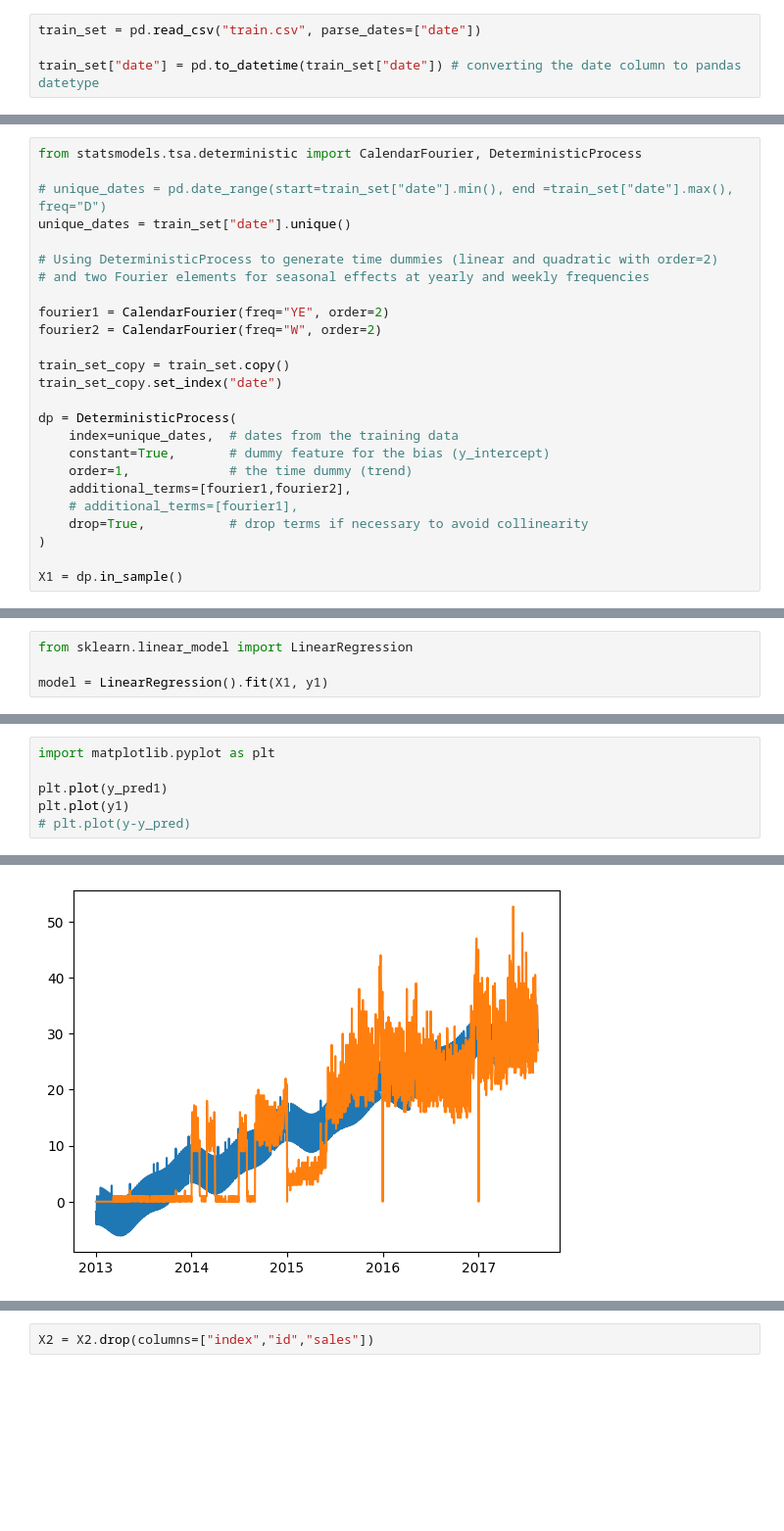
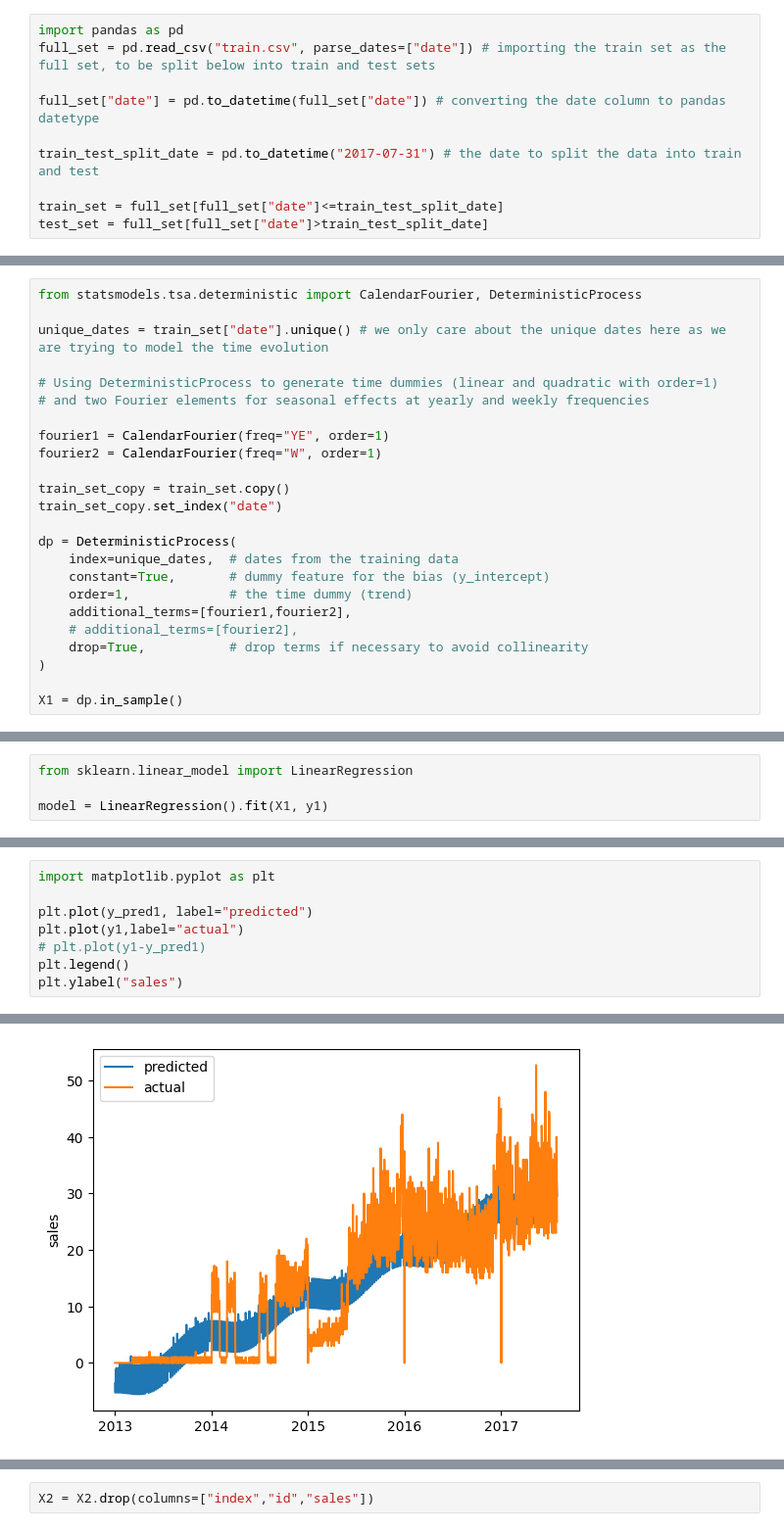
Before and after one commit to haveeshS/TimeSeriesForecasting-StoreSales, a Jupyter notebook: fit_hybrid.ipynb, the cells around one changed output, grey strips where cells are left out. Shown at 98% size. Saved outputs shown, nothing was run; the diff lists cells and outputs as text; blank space fills up the shorter version.

Commit message:
Cleaned and added comments and instructions to fit with linear regression and random forest

```diff
--- a/fit_hybrid.ipynb
+++ b/fit_hybrid.ipynb
@@ -4,4 +7,10 @@ import pandas as pd
 # %%
-train_set = pd.read_csv("train.csv", parse_dates=["date"])
+import pandas as pd
+full_set = pd.read_csv("train.csv", parse_dates=["date"]) # importing the train set as the full set, to be split below into train and test sets
 
-train_set["date"] = pd.to_datetime(train_set["date"]) # converting the date column to pandas datetype
+full_set["date"] = pd.to_datetime(full_set["date"]) # converting the date column to pandas datetype
+
+train_test_split_date = pd.to_datetime("2017-07-31") # the date to split the data into train and test
+
+train_set = full_set[full_set["date"]<=train_test_split_date]
+test_set = full_set[full_set["date"]>train_test_split_date]
@@ -8,14 +35,13 @@ train_set["date"] = pd.to_datetime(train_set["date"]) # converting the date colu
 # %%
 from statsmodels.tsa.deterministic import CalendarFourier, DeterministicProcess
 
-# unique_dates = pd.date_range(start=train_set["date"].min(), end =train_set["date"].max(), freq="D")
-unique_dates = train_set["date"].unique()
+unique_dates = train_set["date"].unique() # we only care about the unique dates here as we are trying to model the time evolution
 
-# Using DeterministicProcess to generate time dummies (linear and quadratic with order=2)
+# Using DeterministicProcess to generate time dummies (linear and quadratic with order=1)
 # and two Fourier elements for seasonal effects at yearly and weekly frequencies
 
-fourier1 = CalendarFourier(freq="YE", order=2)
-fourier2 = CalendarFourier(freq="W", order=2)
+fourier1 = CalendarFourier(freq="YE", order=1)
+fourier2 = CalendarFourier(freq="W", order=1)
 
 train_set_copy = train_set.copy()
 train_set_copy.set_index("date")
@@ -25,7 +51,7 @@ dp = DeterministicProcess(
     constant=True,       # dummy feature for the bias (y_intercept)
     order=1,             # the time dummy (trend)
     additional_terms=[fourier1,fourier2],
-    # additional_terms=[fourier1],
+    # additional_terms=[fourier2],
     drop=True,           # drop terms if necessary to avoid collinearity
 )
 
@@ -70,7 +109,9 @@ Length: 1684, dtype: float64
 # %%
 import matplotlib.pyplot as plt
 
-plt.plot(y_pred1)
-plt.plot(y1)
-# plt.plot(y-y_pred)
+plt.plot(y_pred1, label="predicted")
+plt.plot(y1,label="actual")
+# plt.plot(y1-y_pred1)
+plt.legend()
+plt.ylabel("sales")
 # %% [output]
@@ -78 +119 @@ plt.plot(y1)
-[figure, old version]
+[figure, new version]
```
Also changed, not shown: parts of 56 cells of this notebook.
